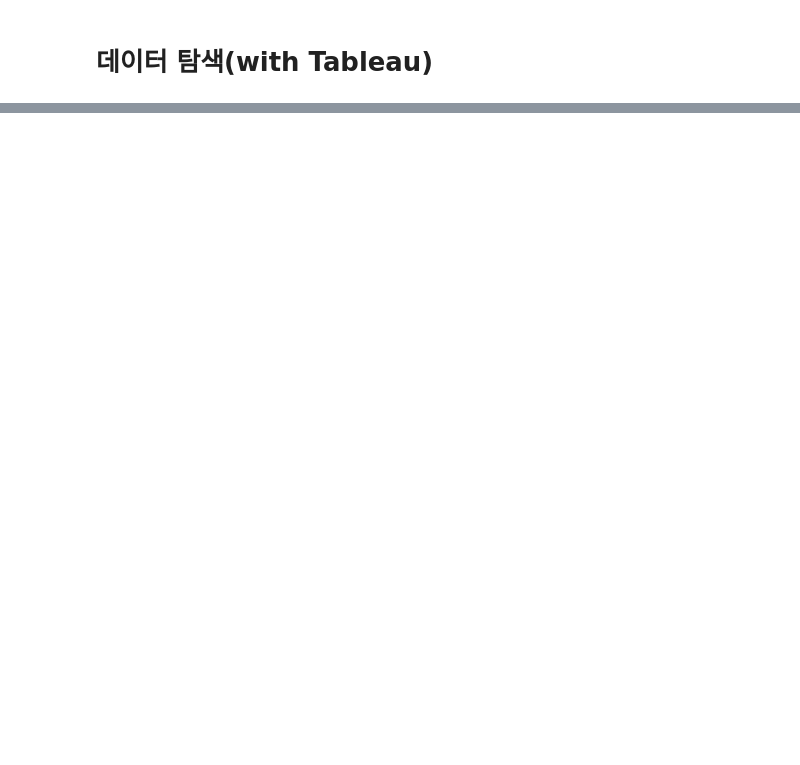
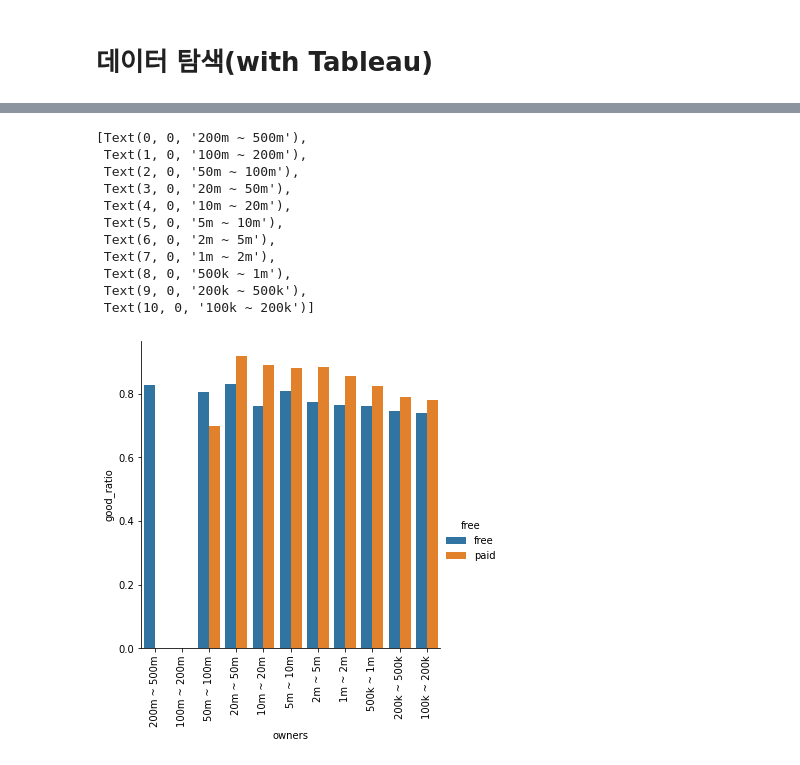
Before and after one commit to dowrave/TIL, a Jupyter notebook: Analysis/스팀 분석/2_스팀 데이터 탐색하기.ipynb, the cells around one changed output, grey strips where cells are left out. Drawn from its saved outputs; the diff is of its cells as text; code cells hidden in the pictures; blank space fills up the shorter version.

```diff
--- a/Analysis/스팀 분석/2_스팀 데이터 탐색하기.ipynb
+++ b/Analysis/스팀 분석/2_스팀 데이터 탐색하기.ipynb
@@ -57,0 +156,10 @@ df.to_csv('2023-03-27_steam_top_5000_cleaned.csv')
+# %%
+import matplotlib.pyplot as plt
+import seaborn as sns
+
+temp = (df[['owners', 'free', 'name', 'evaluation_count', 'good_ratio']]
+        .groupby(['owners', 'free'])
+        .mean(['evaluation_count', 'good_ratio'])
+        .reset_index()
+        )
+temp
@@ -57,0 +184,25 @@ df.to_csv('2023-03-27_steam_top_5000_cleaned.csv')
+# %%
+sns.catplot(data = temp,
+            y = 'good_ratio',
+            x = 'owners',
+            hue = 'free',
+            kind = 'bar'
+           )
+
+plt.gca().set_xticklabels(plt.gca().get_xticklabels(),
+                          rotation = 90
+    # ['' for _ in plt.gca().get_xticklabels()]
+                        )
+# %% [output]
+[Text(0, 0, '200m ~ 500m'),
+ Text(1, 0, '100m ~ 200m'),
+ Text(2, 0, '50m ~ 100m'),
+ Text(3, 0, '20m ~ 50m'),
+ Text(4, 0, '10m ~ 20m'),
+ Text(5, 0, '5m ~ 10m'),
+ Text(6, 0, '2m ~ 5m'),
+ Text(7, 0, '1m ~ 2m'),
+ Text(8, 0, '500k ~ 1m'),
+ Text(9, 0, '200k ~ 500k'),
+ Text(10, 0, '100k ~ 200k')]
+[figure, added]
```
Also changed, not shown: parts of 14 cells of this notebook, 2 other files.
